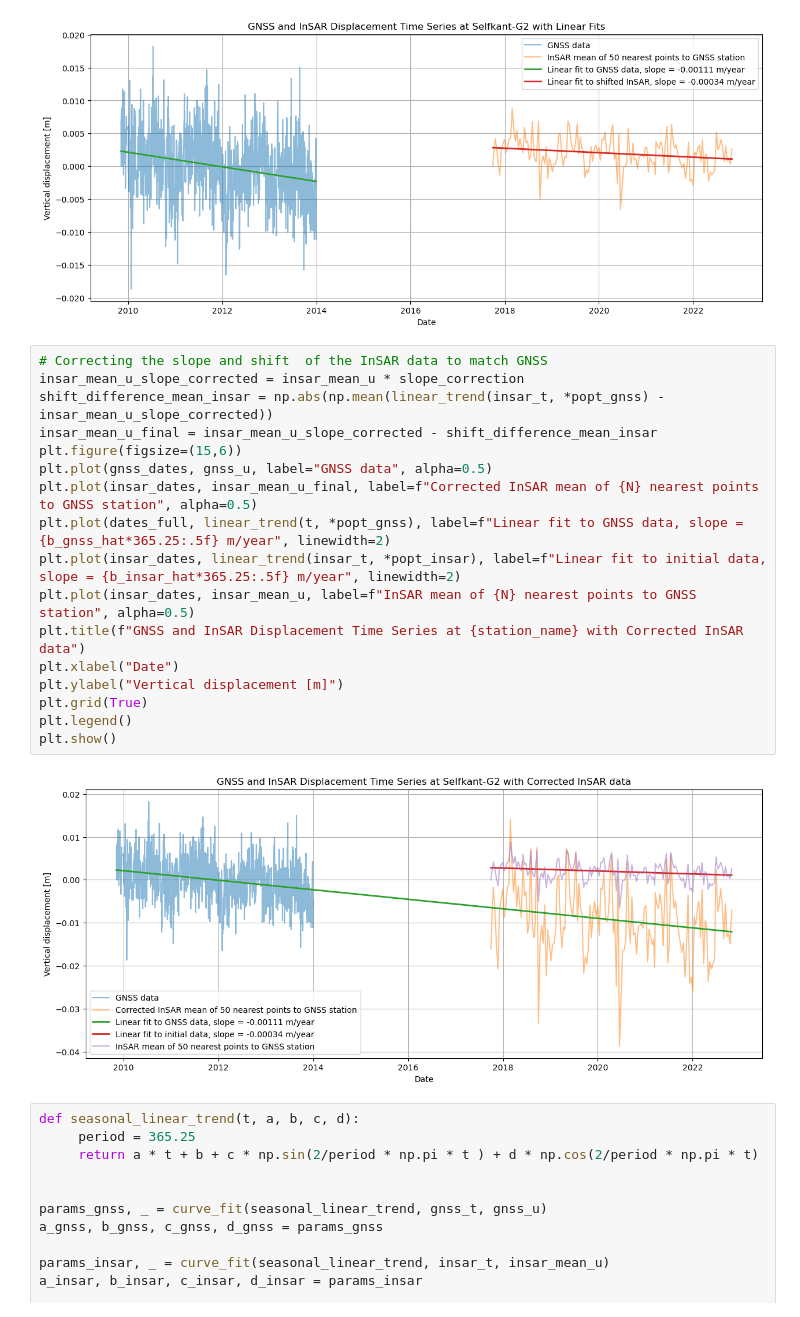
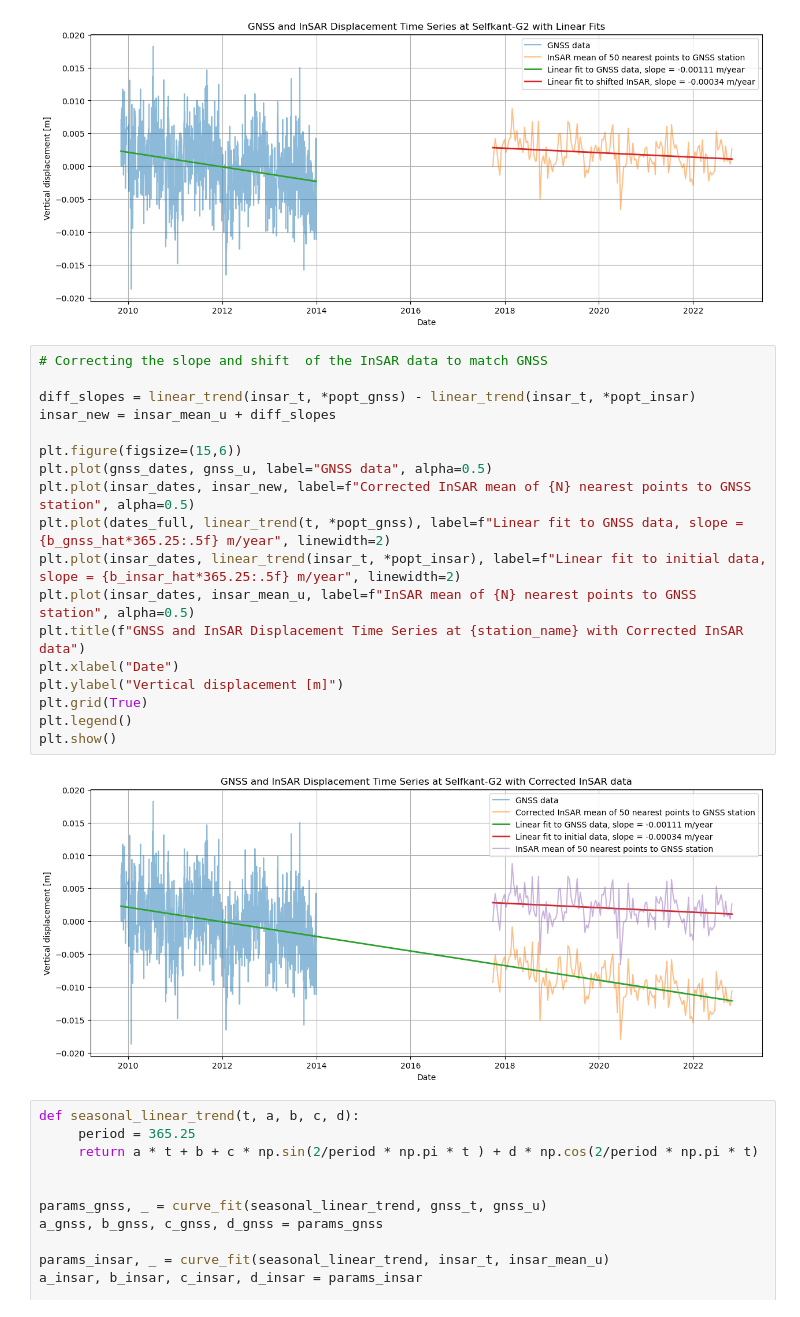
Before and after one commit to nigelwie/SHM-GH-Abandoned-Mines-Limburg, a Jupyter notebook: 03_plot_combined_selfkant.ipynb, the cells around one changed output. Drawn from its saved outputs; the diff is of its cells as text.

```diff
--- a/03_plot_combined_selfkant.ipynb
+++ b/03_plot_combined_selfkant.ipynb
@@ -471,23 +471,24 @@ plt.show()
 [figure]
 # %%
 # Correcting the slope and shift  of the InSAR data to match GNSS
-insar_mean_u_slope_corrected = insar_mean_u * slope_correction
-shift_difference_mean_insar = np.abs(np.mean(linear_trend(insar_t, *popt_gnss) - insar_mean_u_slope_corrected))
-insar_mean_u_final = insar_mean_u_slope_corrected - shift_difference_mean_insar
+
+diff_slopes = linear_trend(insar_t, *popt_gnss) - linear_trend(insar_t, *popt_insar)
+insar_new = insar_mean_u + diff_slopes
+
 plt.figure(figsize=(15,6))
 plt.plot(gnss_dates, gnss_u, label="GNSS data", alpha=0.5)
-plt.plot(insar_dates, insar_mean_u_final, label=f"Corrected InSAR mean of {N} nearest points to GNSS station", alpha=0.5)
+plt.plot(insar_dates, insar_new, label=f"Corrected InSAR mean of {N} nearest points to GNSS station", alpha=0.5)
 plt.plot(dates_full, linear_trend(t, *popt_gnss), label=f"Linear fit to GNSS data, slope = {b_gnss_hat*365.25:.5f} m/year", linewidth=2)
 plt.plot(insar_dates, linear_trend(insar_t, *popt_insar), label=f"Linear fit to initial data, slope = {b_insar_hat*365.25:.5f} m/year", linewidth=2)
 plt.plot(insar_dates, insar_mean_u, label=f"InSAR mean of {N} nearest points to GNSS station", alpha=0.5)
 plt.title(f"GNSS and InSAR Displacement Time Series at {station_name} with Corrected InSAR data")
 plt.xlabel("Date")
 plt.ylabel("Vertical displacement [m]")
 plt.grid(True)
 plt.legend()
 plt.show()
 # %% [output]
-[figure, old version]
+[figure, new version]
 # %%
 def seasonal_linear_trend(t, a, b, c, d):
      period = 365.25
```
Also changed, not shown: parts of 1 cell of this notebook, 2 other files.
